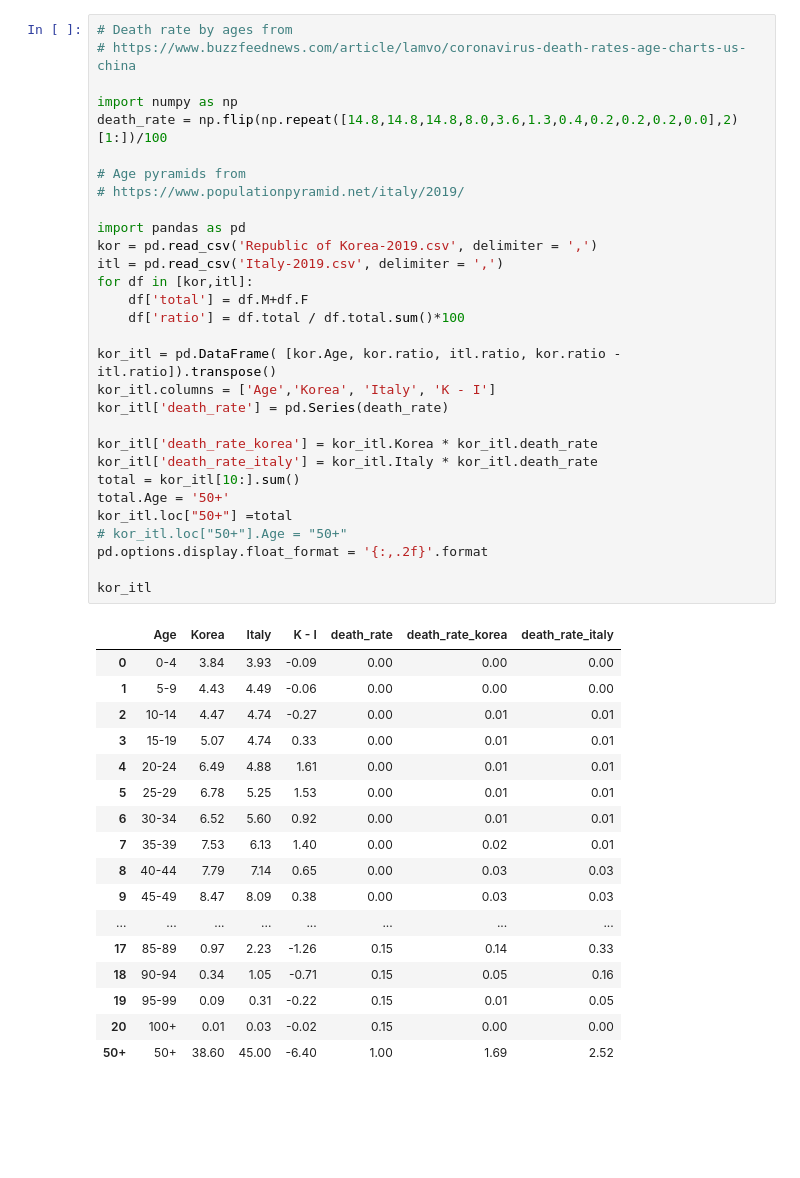
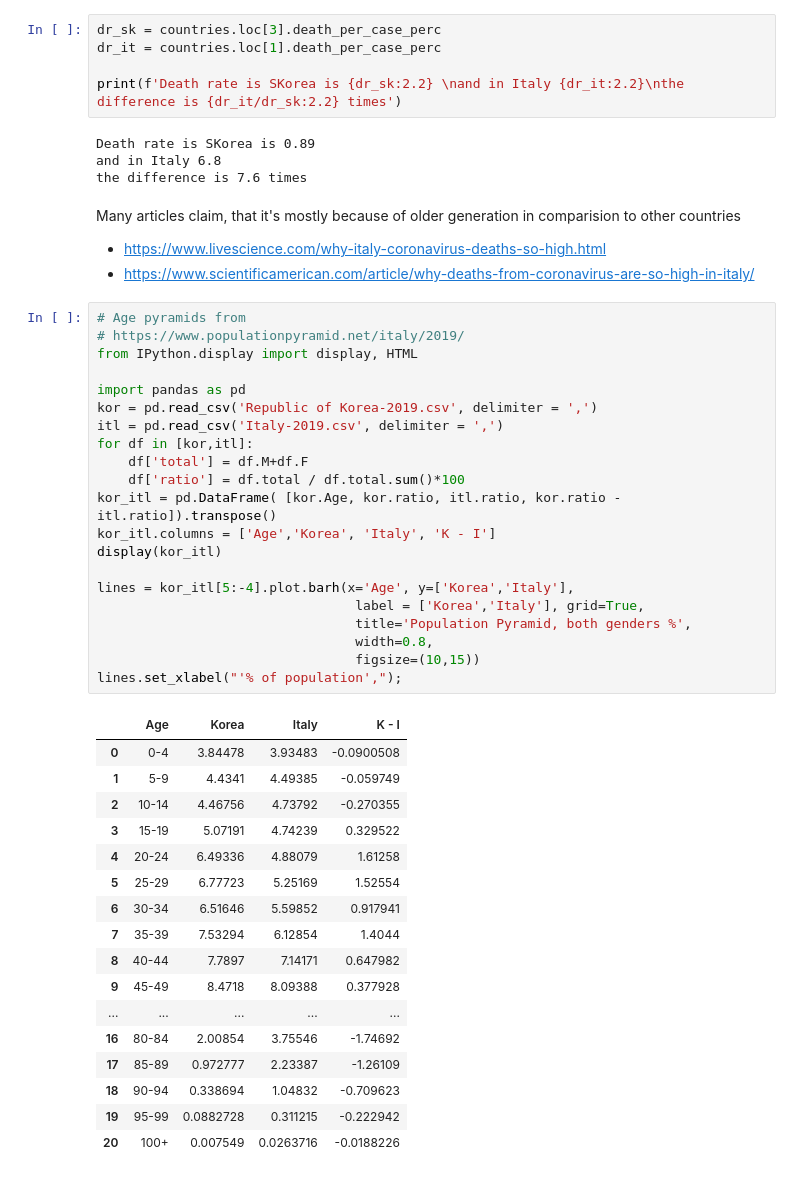
Before and after one commit to ConsVin/pyplayground, a Jupyter notebook: world_age_pyr/compare.ipynb, the cells around one changed output. Saved outputs shown, nothing was run; the diff lists cells and outputs as text; blank space fills up the shorter version.

```diff
--- a/world_age_pyr/compare.ipynb
+++ b/world_age_pyr/compare.ipynb
@@ -1,48 +28,53 @@
+# %%
+dr_sk = countries.loc[3].death_per_case_perc
+dr_it = countries.loc[1].death_per_case_perc
+
+print(f'Death rate is SKorea is {dr_sk:2.2} \nand in Italy {dr_it:2.2}\nthe difference is {dr_it/dr_sk:2.2} times')
+# %% [output]
+Death rate is SKorea is 0.89
+and in Italy 6.8
+the difference is 7.6 times
+# %% [markdown]
+Many articles claim, that it's mostly because of older generation in comparision to other countries
+
+* https://www.livescience.com/why-italy-coronavirus-deaths-so-high.html
+* https://www.scientificamerican.com/article/why-deaths-from-coronavirus-are-so-high-in-italy/
 # %%
-# Death rate by ages from
-# https://www.buzzfeednews.com/article/lamvo/coronavirus-death-rates-age-charts-us-china
-
-import numpy as np
-death_rate = np.flip(np.repeat([14.8,14.8,14.8,8.0,3.6,1.3,0.4,0.2,0.2,0.2,0.0],2)[1:])/100
-
 # Age pyramids from
 # https://www.populationpyramid.net/italy/2019/
+from IPython.display import display, HTML
 
 import pandas as pd
 kor = pd.read_csv('Republic of Korea-2019.csv', delimiter = ',')
 itl = pd.read_csv('Italy-2019.csv', delimiter = ',')
 for df in [kor,itl]:
     df['total'] = df.M+df.F
     df['ratio'] = df.total / df.total.sum()*100
-
 kor_itl = pd.DataFrame( [kor.Age, kor.ratio, itl.ratio, kor.ratio - itl.ratio]).transpose()
 kor_itl.columns = ['Age','Korea', 'Italy', 'K - I']
-kor_itl['death_rate'] = pd.Series(death_rate)
+display(kor_itl)
 
-kor_itl['death_rate_korea'] = kor_itl.Korea * kor_itl.death_rate
-kor_itl['death_rate_italy'] = kor_itl.Italy * kor_itl.death_rate
-total = kor_itl[10:].sum()
-total.Age = '50+'
-kor_itl.loc["50+"] =total
-# kor_itl.loc["50+"].Age = "50+"
-pd.options.display.float_format = '{:,.2f}'.format
-
-kor_itl
+lines = kor_itl[5:-4].plot.barh(x='Age', y=['Korea','Italy'],
+                                 label = ['Korea','Italy'], grid=True,
+                                 title='Population Pyramid, both genders %',
+                                 width=0.8,
+                                 figsize=(10,15))
+lines.set_xlabel("'% of population',");
 # %% [output]
-|  | Age | Korea | Italy | K - I | death_rate | death_rate_korea | death_rate_italy |
-| 0 | 0-4 | 3.84 | 3.93 | -0.09 | 0.00 | 0.00 | 0.00 |
-| 1 | 5-9 | 4.43 | 4.49 | -0.06 | 0.00 | 0.00 | 0.00 |
-| 2 | 10-14 | 4.47 | 4.74 | -0.27 | 0.00 | 0.01 | 0.01 |
-| 3 | 15-19 | 5.07 | 4.74 | 0.33 | 0.00 | 0.01 | 0.01 |
-| 4 | 20-24 | 6.49 | 4.88 | 1.61 | 0.00 | 0.01 | 0.01 |
-| 5 | 25-29 | 6.78 | 5.25 | 1.53 | 0.00 | 0.01 | 0.01 |
-| 6 | 30-34 | 6.52 | 5.60 | 0.92 | 0.00 | 0.01 | 0.01 |
-| 7 | 35-39 | 7.53 | 6.13 | 1.40 | 0.00 | 0.02 | 0.01 |
-| 8 | 40-44 | 7.79 | 7.14 | 0.65 | 0.00 | 0.03 | 0.03 |
-| 9 | 45-49 | 8.47 | 8.09 | 0.38 | 0.00 | 0.03 | 0.03 |
-| ... | ... | ... | ... | ... | ... | ... | ... |
-| 17 | 85-89 | 0.97 | 2.23 | -1.26 | 0.15 | 0.14 | 0.33 |
-| 18 | 90-94 | 0.34 | 1.05 | -0.71 | 0.15 | 0.05 | 0.16 |
-| 19 | 95-99 | 0.09 | 0.31 | -0.22 | 0.15 | 0.01 | 0.05 |
-| 20 | 100+ | 0.01 | 0.03 | -0.02 | 0.15 | 0.00 | 0.00 |
-| 50+ | 50+ | 38.60 | 45.00 | -6.40 | 1.00 | 1.69 | 2.52 |
+|  | Age | Korea | Italy | K - I |
+| 0 | 0-4 | 3.84478 | 3.93483 | -0.0900508 |
+| 1 | 5-9 | 4.4341 | 4.49385 | -0.059749 |
+| 2 | 10-14 | 4.46756 | 4.73792 | -0.270355 |
+| 3 | 15-19 | 5.07191 | 4.74239 | 0.329522 |
+| 4 | 20-24 | 6.49336 | 4.88079 | 1.61258 |
+| 5 | 25-29 | 6.77723 | 5.25169 | 1.52554 |
+| 6 | 30-34 | 6.51646 | 5.59852 | 0.917941 |
+| 7 | 35-39 | 7.53294 | 6.12854 | 1.4044 |
+| 8 | 40-44 | 7.7897 | 7.14171 | 0.647982 |
+| 9 | 45-49 | 8.4718 | 8.09388 | 0.377928 |
+| ... | ... | ... | ... | ... |
+| 16 | 80-84 | 2.00854 | 3.75546 | -1.74692 |
+| 17 | 85-89 | 0.972777 | 2.23387 | -1.26109 |
+| 18 | 90-94 | 0.338694 | 1.04832 | -0.709623 |
+| 19 | 95-99 | 0.0882728 | 0.311215 | -0.222942 |
+| 20 | 100+ | 0.007549 | 0.0263716 | -0.0188226 |
```
Also changed, not shown: parts of 20 cells of this notebook, 3 other files.
